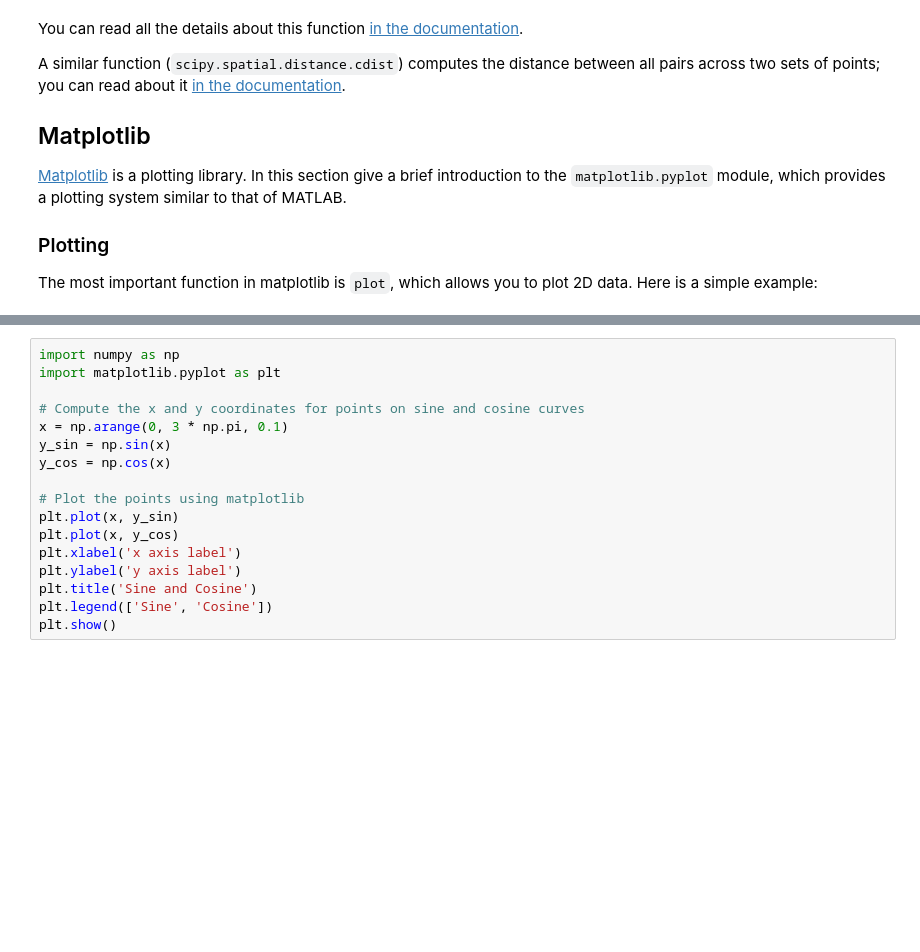
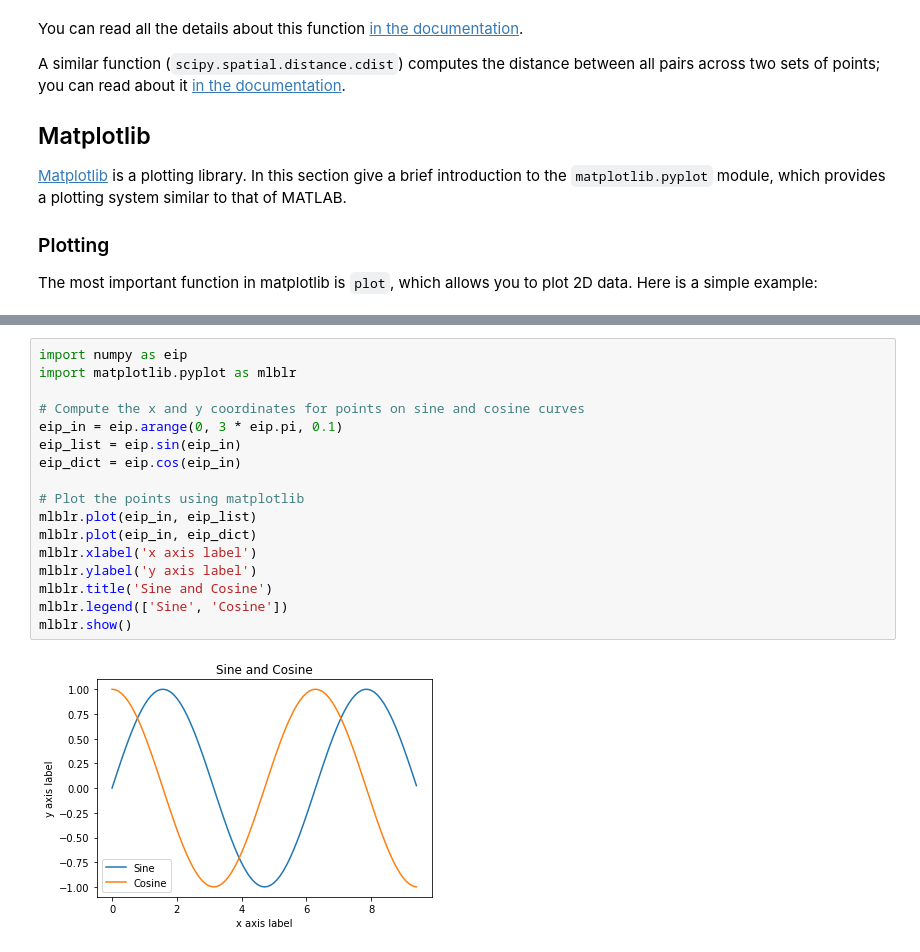
Before and after one commit to Prasannakl84/mlblr, a Jupyter notebook: CS231n-python-numpy-tutorial.ipynb, the cells around one changed output, grey strips where cells are left out. Drawn from its saved outputs; the diff is of its cells as text; blank space fills up the shorter version.

```diff
--- a/CS231n-python-numpy-tutorial.ipynb
+++ b/CS231n-python-numpy-tutorial.ipynb
@@ -1171,22 +1228,24 @@ Running this code produces the following plot:
 With just a little bit of extra work we can easily plot multiple lines
 at once, and add a title, legend, and axis labels:
 # %%
-import numpy as np
-import matplotlib.pyplot as plt
+import numpy as eip
+import matplotlib.pyplot as mlblr
 
 # Compute the x and y coordinates for points on sine and cosine curves
-x = np.arange(0, 3 * np.pi, 0.1)
-y_sin = np.sin(x)
-y_cos = np.cos(x)
+eip_in = eip.arange(0, 3 * eip.pi, 0.1)
+eip_list = eip.sin(eip_in)
+eip_dict = eip.cos(eip_in)
 
 # Plot the points using matplotlib
-plt.plot(x, y_sin)
-plt.plot(x, y_cos)
-plt.xlabel('x axis label')
-plt.ylabel('y axis label')
-plt.title('Sine and Cosine')
-plt.legend(['Sine', 'Cosine'])
-plt.show()
+mlblr.plot(eip_in, eip_list)
+mlblr.plot(eip_in, eip_dict)
+mlblr.xlabel('x axis label')
+mlblr.ylabel('y axis label')
+mlblr.title('Sine and Cosine')
+mlblr.legend(['Sine', 'Cosine'])
+mlblr.show()
+# %% [output]
+[figure, added]
 # %% [markdown]
 <div class='fig figcenter fighighlight'>
   <img src='assets/sine_cosine.png'>
```
Also changed, not shown: parts of 10 cells of this notebook.
